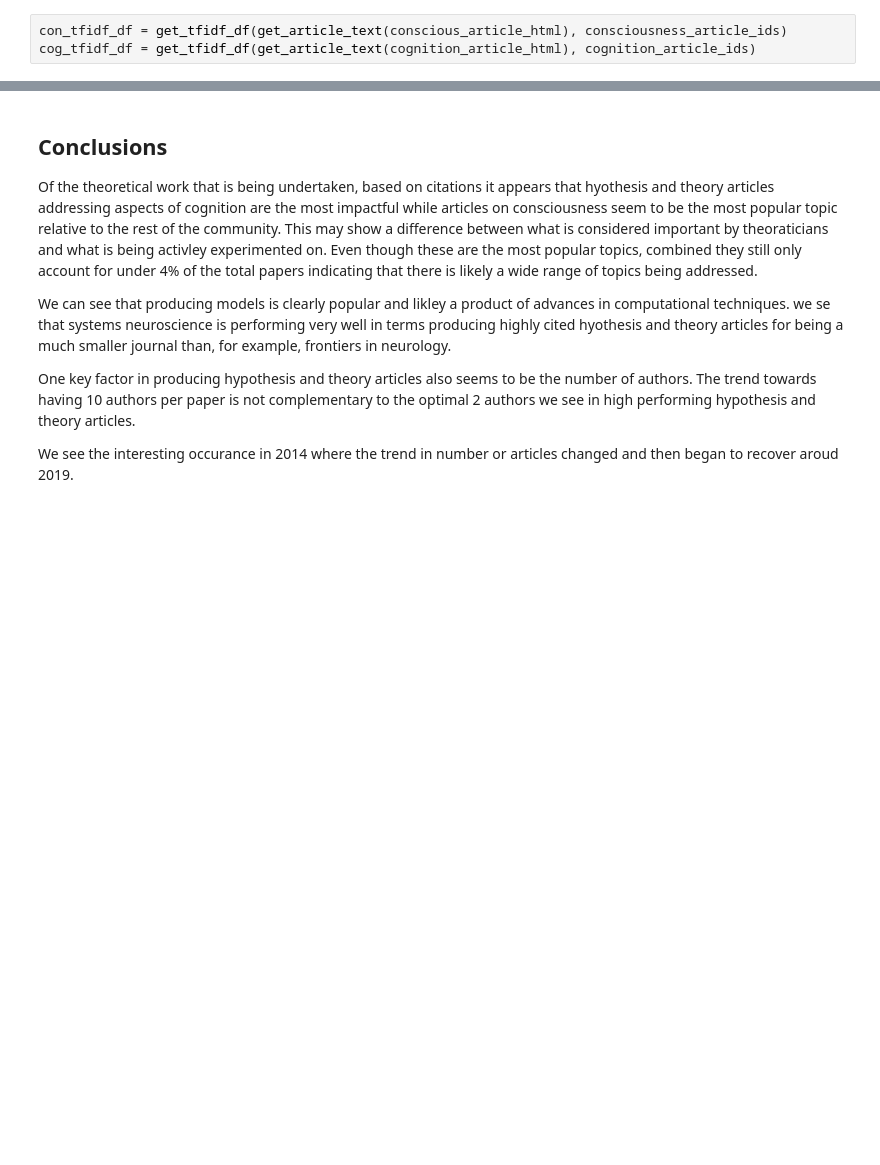
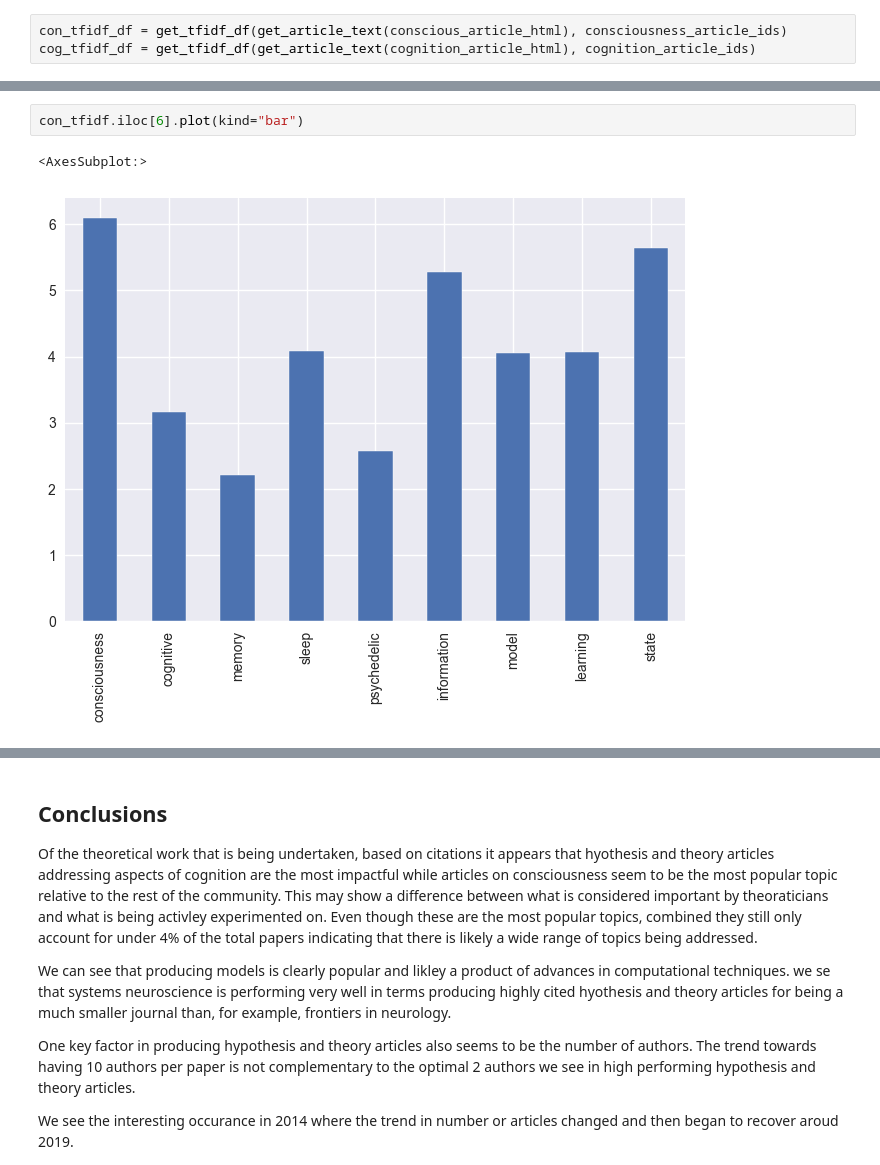
Before and after one commit to joshdev1/Frontiers, a Jupyter notebook: main_analysis/main_analysis.ipynb, the cells around one changed output, grey strips where cells are left out. Saved outputs shown, nothing was run; the diff lists cells and outputs as text; blank space fills up the shorter version.

Commit message:
Adding graphs and writeup text

```diff
--- a/main_analysis/main_analysis.ipynb
+++ b/main_analysis/main_analysis.ipynb
@@ -819,0 +813,5 @@ TF-IDF for target words in cognitive articles
+# %%
+con_tfidf.iloc[6].plot(kind="bar")
+# %% [output]
+<AxesSubplot:>
+[figure, added]
```
Also changed, not shown: parts of 15 cells of this notebook.
